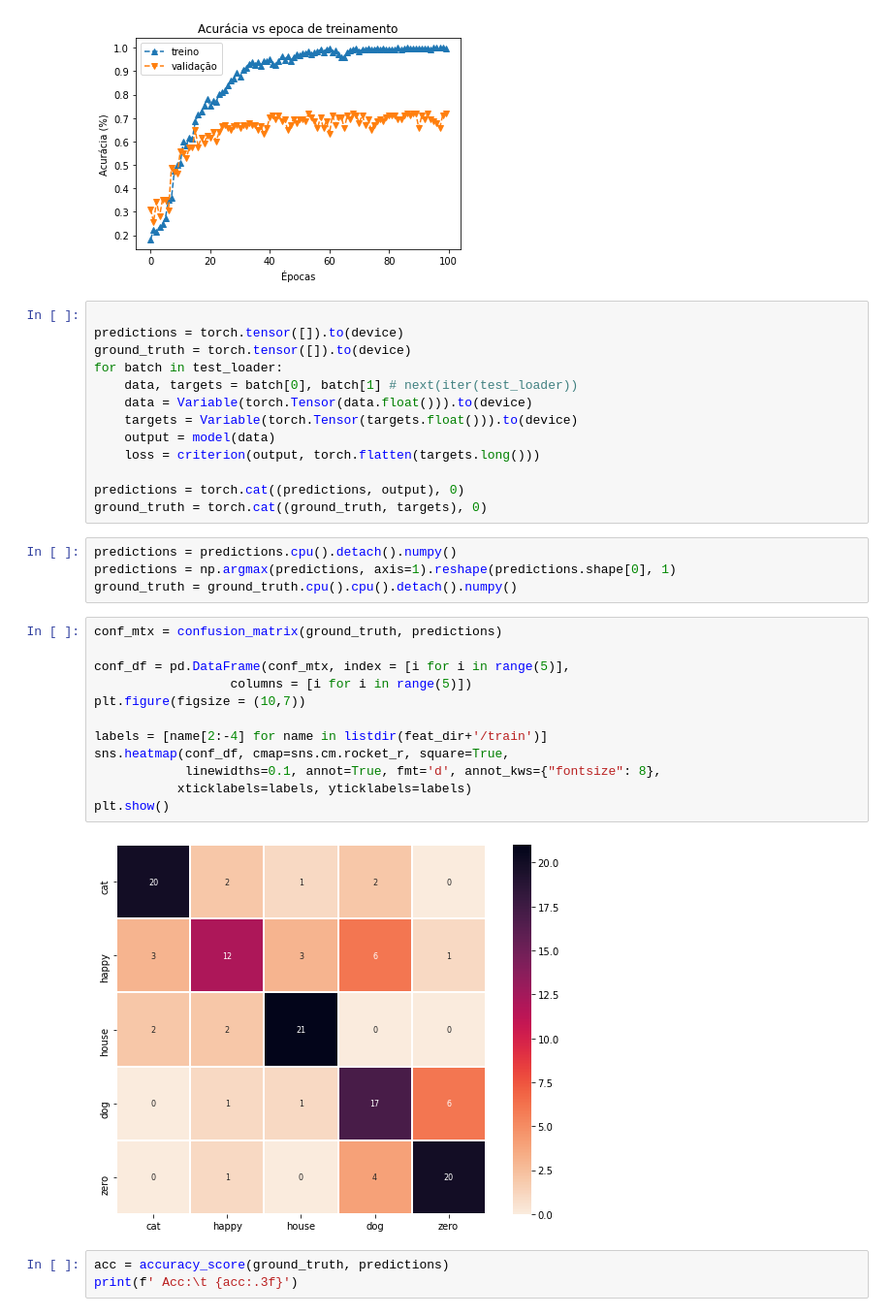
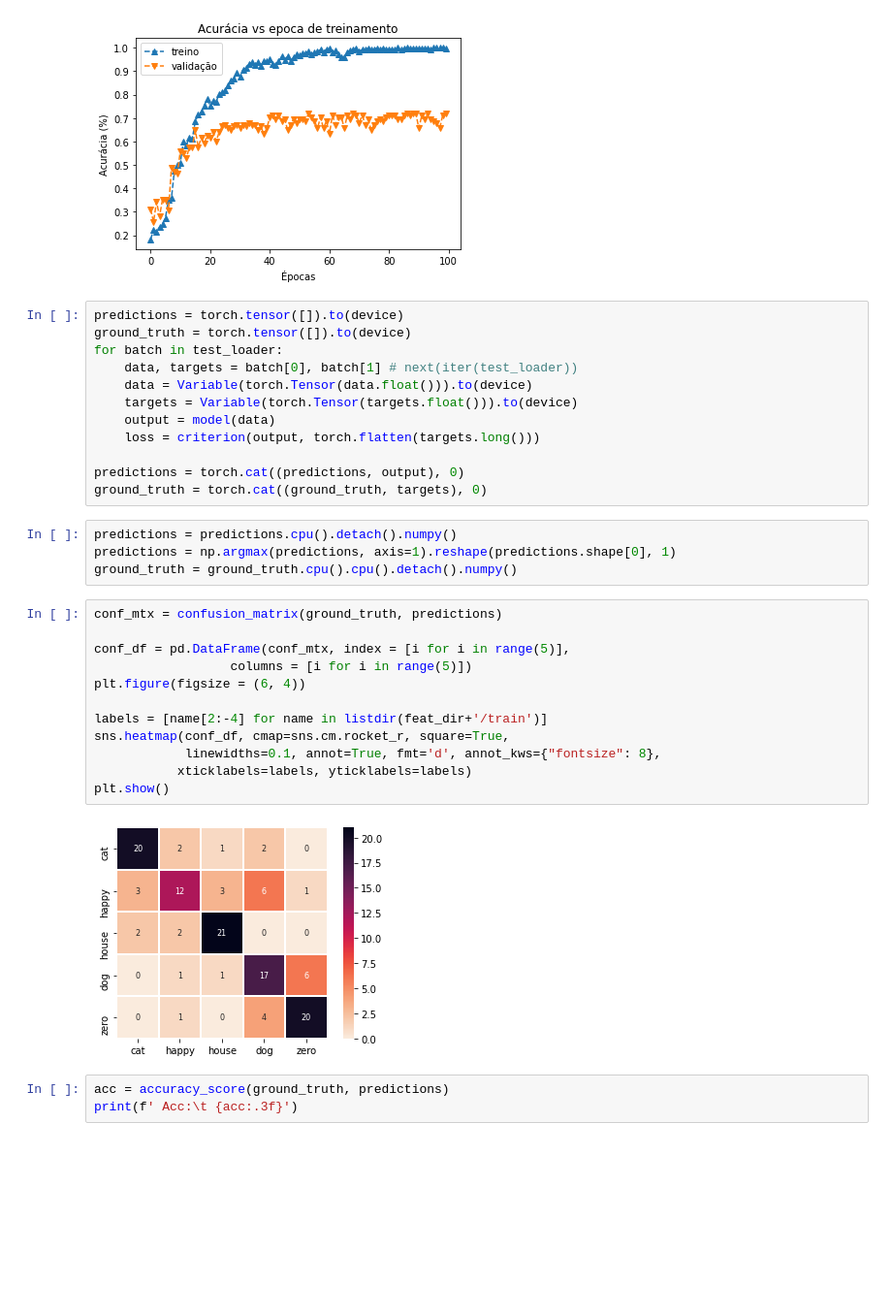
Before and after one commit to rodgdutra/ASR_transformer, a Jupyter notebook: asr_transformer.ipynb, the cells around one changed output. Shown at 97% size. Saved outputs shown, nothing was run; the diff lists cells and outputs as text; blank space fills up the shorter version.

```diff
--- a/asr_transformer.ipynb
+++ b/asr_transformer.ipynb
@@ -463,7 +458,6 @@ plt.ylabel("Acurácia (%)")
 Text(0, 0.5, 'Acurácia (%)')
 [figure]
 # %%
-
 predictions = torch.tensor([]).to(device)
 ground_truth = torch.tensor([]).to(device)
 for batch in test_loader:
@@ -482,17 +476,17 @@ ground_truth = ground_truth.cpu().cpu().detach().numpy()
 # %%
 conf_mtx = confusion_matrix(ground_truth, predictions)
 
 conf_df = pd.DataFrame(conf_mtx, index = [i for i in range(5)],
                   columns = [i for i in range(5)])
-plt.figure(figsize = (10,7))
+plt.figure(figsize = (6, 4))
 
 labels = [name[2:-4] for name in listdir(feat_dir+'/train')]
 sns.heatmap(conf_df, cmap=sns.cm.rocket_r, square=True,
             linewidths=0.1, annot=True, fmt='d', annot_kws={"fontsize": 8},
            xticklabels=labels, yticklabels=labels)
 plt.show()
 # %% [output]
-[figure, old version]
+[figure, new version]
 # %%
 acc = accuracy_score(ground_truth, predictions)
 print(f' Acc:\t {acc:.3f}')
```
Also changed, not shown: parts of 12 cells of this notebook.
